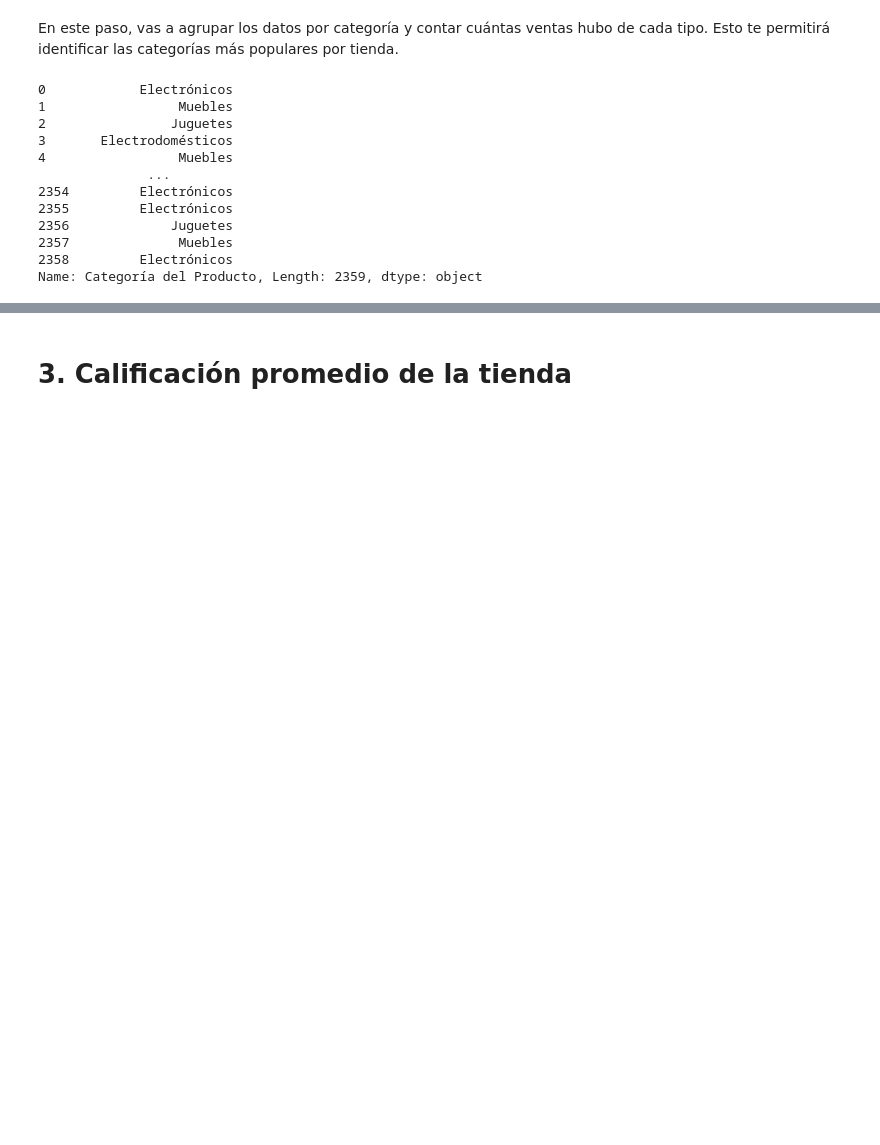
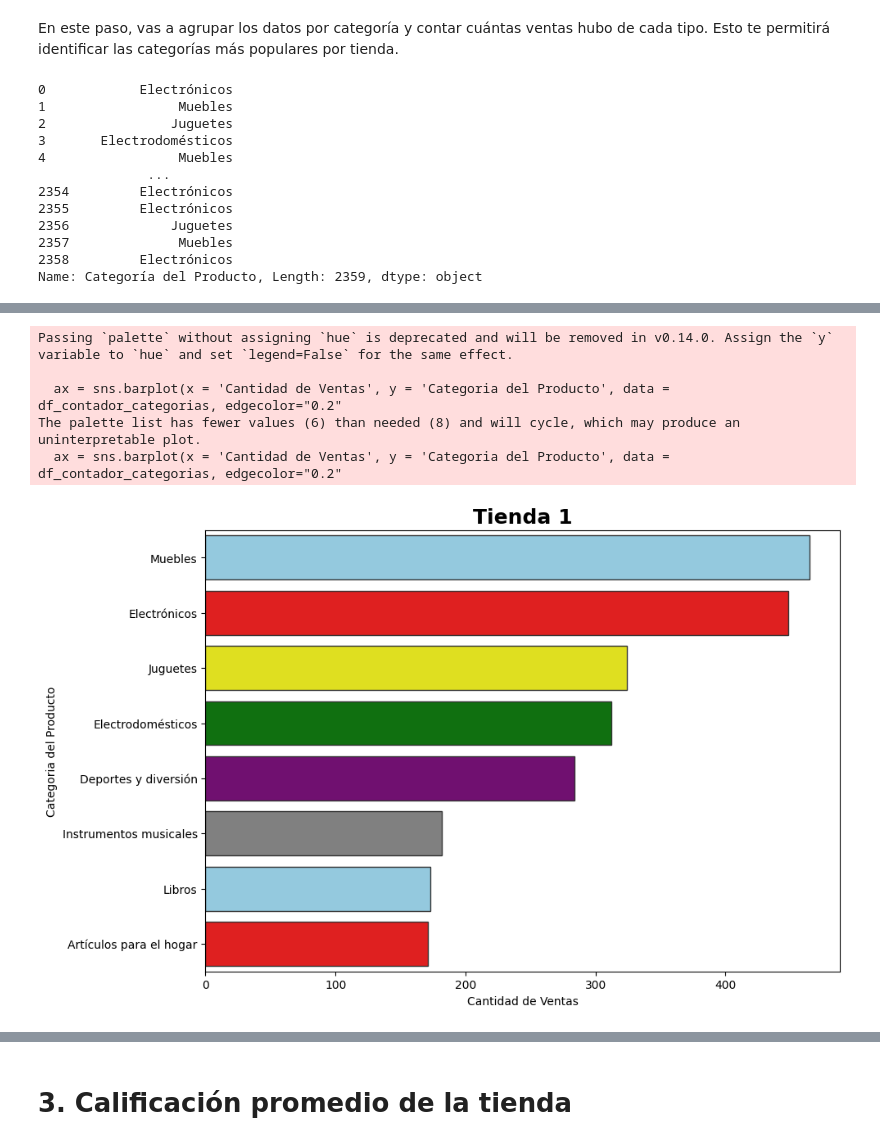
Before and after one commit to nxzK1/challenge-AluraStore, a Jupyter notebook: AluraStoreLatam.ipynb, the cells around one changed output, grey strips where cells are left out. Drawn from its saved outputs; the diff is of its cells as text; code cells hidden in the pictures; blank space fills up the shorter version.

```diff
--- a/AluraStoreLatam.ipynb
+++ b/AluraStoreLatam.ipynb
@@ -132,10 +172,10 @@ def contador_categorias(tienda):
   contador = tienda.value_counts()
   return contador
 
-listado_cat_t1 = [contador_categorias(tienda1_categoria)]
-listado_cat_t2 = [contador_categorias(tienda2_categoria)]
-listado_cat_t3 = [contador_categorias(tienda3_categoria)]
-listado_cat_t4 = [contador_categorias(tienda4_categoria)]
+listado_cat_t1 = contador_categorias(tienda1_categoria)
+listado_cat_t2 = contador_categorias(tienda2_categoria)
+listado_cat_t3 = contador_categorias(tienda3_categoria)
+listado_cat_t4 = contador_categorias(tienda4_categoria)
 # %%
 listado_cat_tiendas = [listado_cat_t1, listado_cat_t2, listado_cat_t3, listado_cat_t4]
 listado_cat_tiendas
@@ -159,0 +200,19 @@ listado_cat_tiendas
+# %%
+tienda1_categorias_unicas = tienda['Categoría del Producto'].unique()
+
+df_contador_categorias = listado_cat_t1.reset_index()
+df_contador_categorias.columns = ['Categoria del Producto', 'Cantidad de Ventas']
+
+plt.figure(figsize=(10,7))
+
+ax = sns.barplot(x = 'Cantidad de Ventas', y = 'Categoria del Producto', data = df_contador_categorias, edgecolor="0.2",
+                palette=['skyblue', 'red', 'yellow', 'green', 'purple', 'gray'])
+plt.title('Tienda 1', fontsize = '18', fontweight = 'bold')
+plt.show()
+# %% [output]
+Passing `palette` without assigning `hue` is deprecated and will be removed in v0.14.0. Assign the `y` variable to `hue` and set `legend=False` for the same effect.
+
+  ax = sns.barplot(x = 'Cantidad de Ventas', y = 'Categoria del Producto', data = df_contador_categorias, edgecolor="0.2"
+The palette list has fewer values (6) than needed (8) and will cycle, which may produce an uninterpretable plot.
+  ax = sns.barplot(x = 'Cantidad de Ventas', y = 'Categoria del Producto', data = df_contador_categorias, edgecolor="0.2"
+[figure, added]
```
Also changed, not shown: parts of 11 cells of this notebook.
